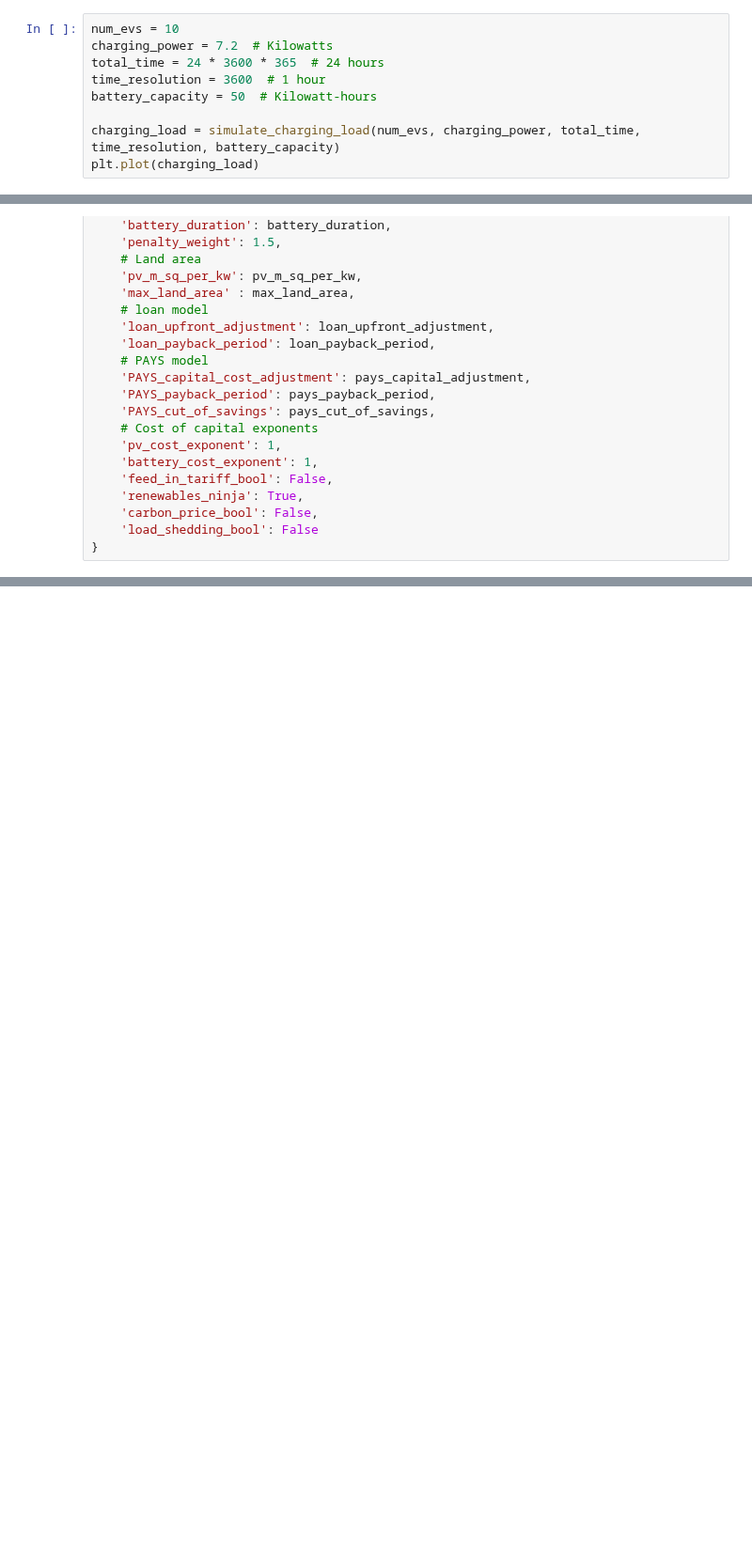
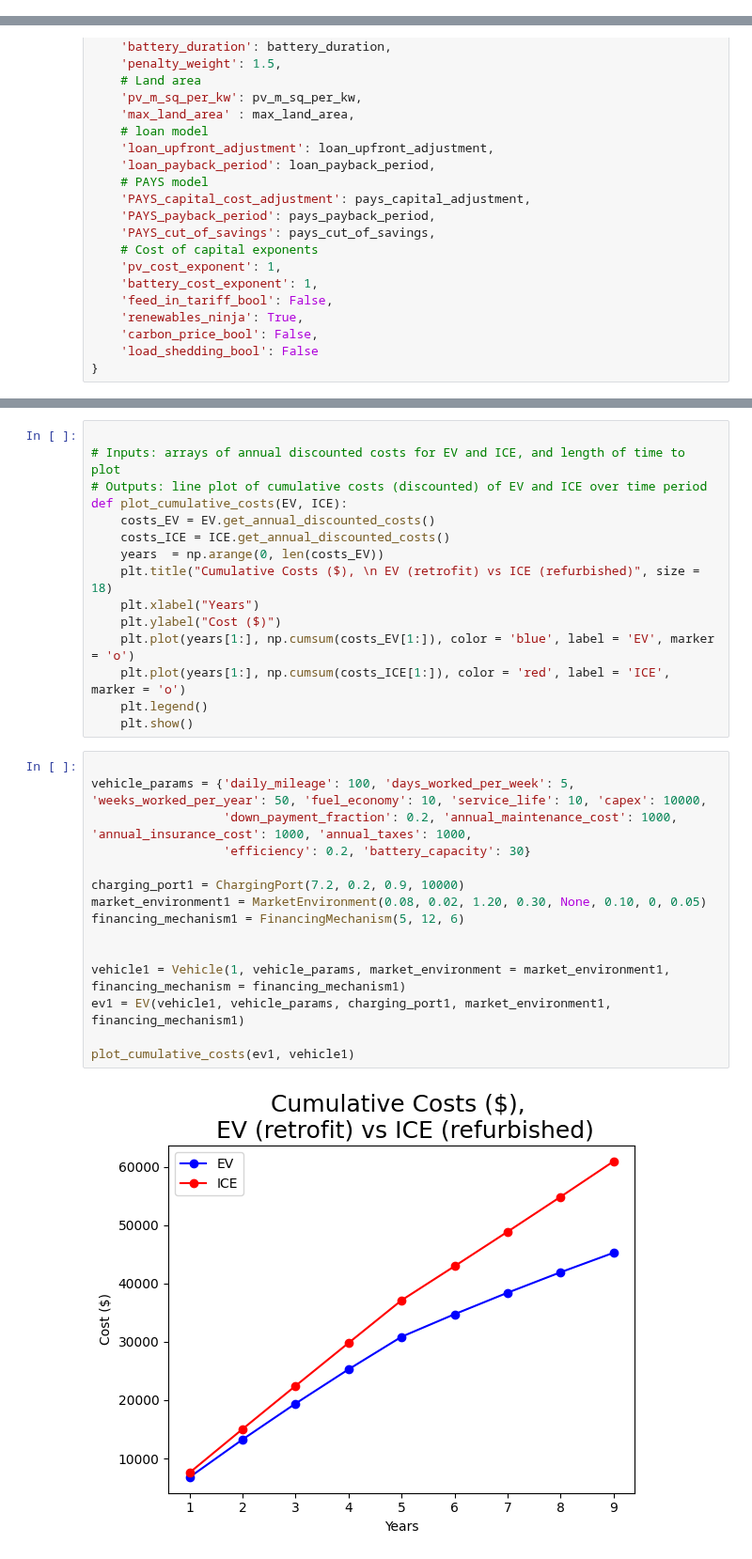
Before and after one commit to ChullEPG/solar_storage_sizing_optimization, a Jupyter notebook: optimal_fleet_electrification.ipynb, the cells around one changed output, grey strips where cells are left out. Shown at 94% size. Drawn from its saved outputs; the diff is of its cells as text; blank space fills up the shorter version.

```diff
--- a/optimal_fleet_electrification.ipynb
+++ b/optimal_fleet_electrification.ipynb
@@ -67,9 +15,0 @@ def is_night_time(time):
-# %%
-num_evs = 10
-charging_power = 7.2  # Kilowatts
-total_time = 24 * 3600 * 365  # 24 hours
-time_resolution = 3600  # 1 hour
-battery_capacity = 50  # Kilowatt-hours
-
-charging_load = simulate_charging_load(num_evs, charging_power, total_time, time_resolution, battery_capacity)
-plt.plot(charging_load)
@@ -410,0 +488,32 @@ a  = {
+# %%
+
+# Inputs: arrays of annual discounted costs for EV and ICE, and length of time to plot
+# Outputs: line plot of cumulative costs (discounted) of EV and ICE over time period
+def plot_cumulative_costs(EV, ICE):
+    costs_EV = EV.get_annual_discounted_costs()
+    costs_ICE = ICE.get_annual_discounted_costs()
+    years  = np.arange(0, len(costs_EV))
+    plt.title("Cumulative Costs ($), \n EV (retrofit) vs ICE (refurbished)", size = 18)
+    plt.xlabel("Years")
+    plt.ylabel("Cost ($)")
+    plt.plot(years[1:], np.cumsum(costs_EV[1:]), color = 'blue', label = 'EV', marker = 'o')
+    plt.plot(years[1:], np.cumsum(costs_ICE[1:]), color = 'red', label = 'ICE', marker = 'o')
+    plt.legend()
+    plt.show()
+# %%
+
+vehicle_params = {'daily_mileage': 100, 'days_worked_per_week': 5, 'weeks_worked_per_year': 50, 'fuel_economy': 10, 'service_life': 10, 'capex': 10000,
+                  'down_payment_fraction': 0.2, 'annual_maintenance_cost': 1000, 'annual_insurance_cost': 1000, 'annual_taxes': 1000,
+                  'efficiency': 0.2, 'battery_capacity': 30}
+
+charging_port1 = ChargingPort(7.2, 0.2, 0.9, 10000)
+market_environment1 = MarketEnvironment(0.08, 0.02, 1.20, 0.30, None, 0.10, 0, 0.05)
+financing_mechanism1 = FinancingMechanism(5, 12, 6)
+
+
+vehicle1 = Vehicle(1, vehicle_params, market_environment = market_environment1, financing_mechanism = financing_mechanism1)
+ev1 = EV(vehicle1, vehicle_params, charging_port1, market_environment1, financing_mechanism1)
+
+plot_cumulative_costs(ev1, vehicle1)
+# %% [output]
+[figure, added]
```
Also changed, not shown: parts of 21 cells of this notebook.
